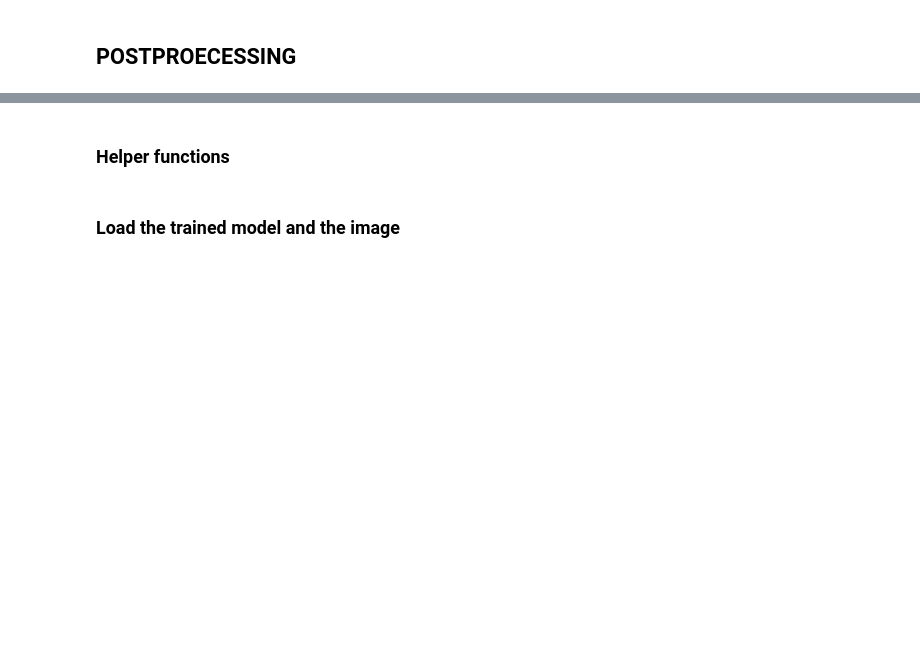
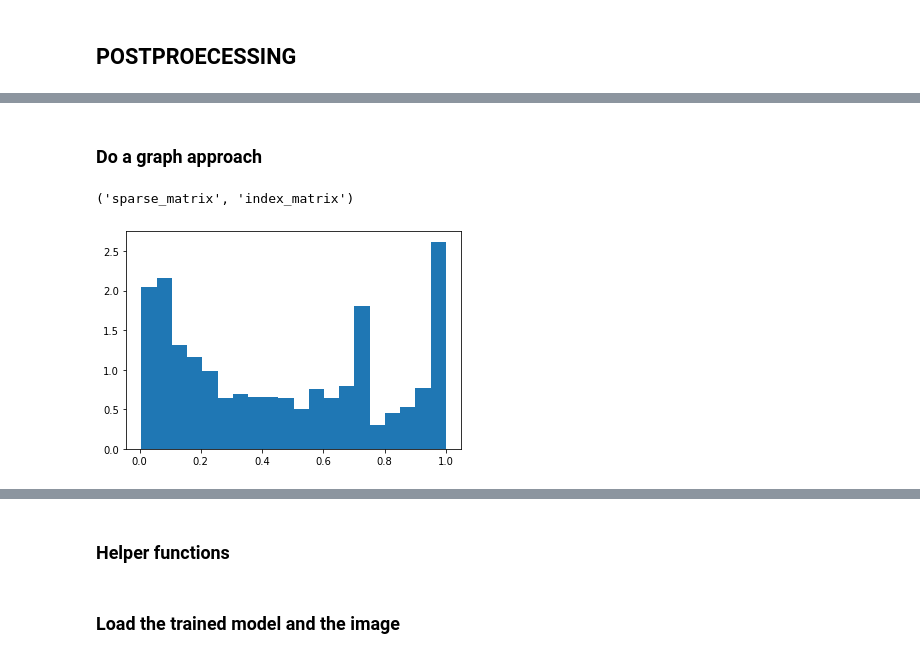
Before and after one commit to broadinstitute/genus, a Jupyter notebook: src/notebook7_DAPI_graph_postprocessing.ipynb, the cells around one changed output, grey strips where cells are left out. Cells and saved outputs as stored; diff of their text form; code cells hidden in the pictures; blank space fills up the shorter version.

```diff
--- a/src/notebook7_DAPI_graph_postprocessing.ipynb
+++ b/src/notebook7_DAPI_graph_postprocessing.ipynb
@@ -5,0 +42,9 @@
+# %% [markdown]
+### Do a graph approach
+# %%
+print(tiling.similarity._fields)
+a = tiling.similarity.sparse_matrix.coalesce().values()
+_ = plt.hist(a, bins=20, density=True)
+# %% [output]
+('sparse_matrix', 'index_matrix')
+[figure, added]
```
Also changed, not shown: parts of 30 cells of this notebook, 3 other files.
